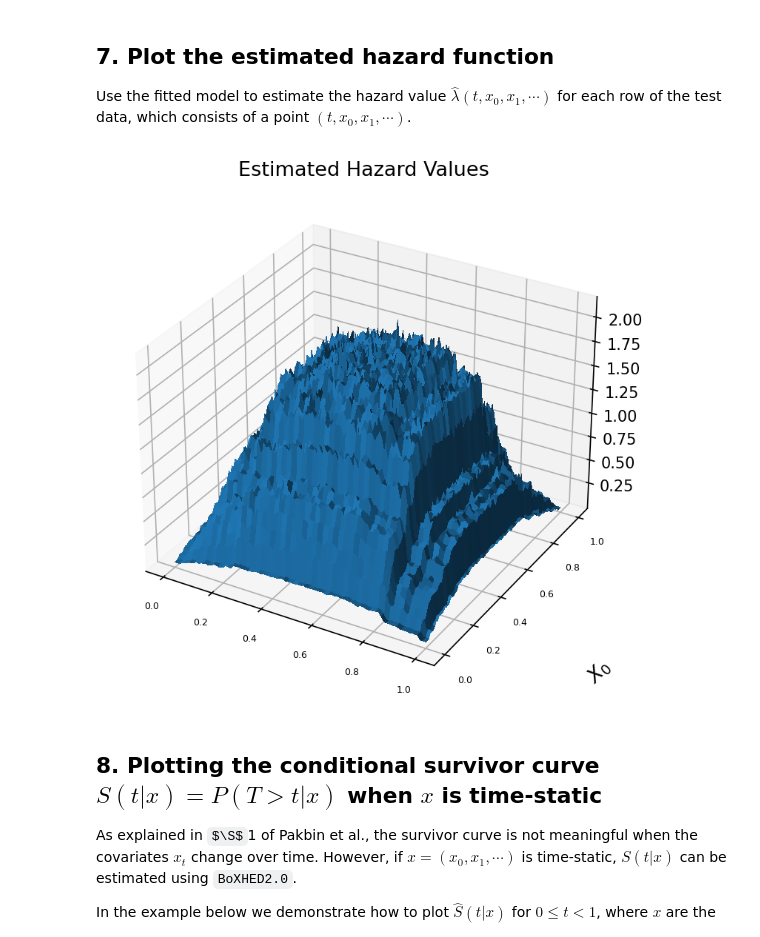
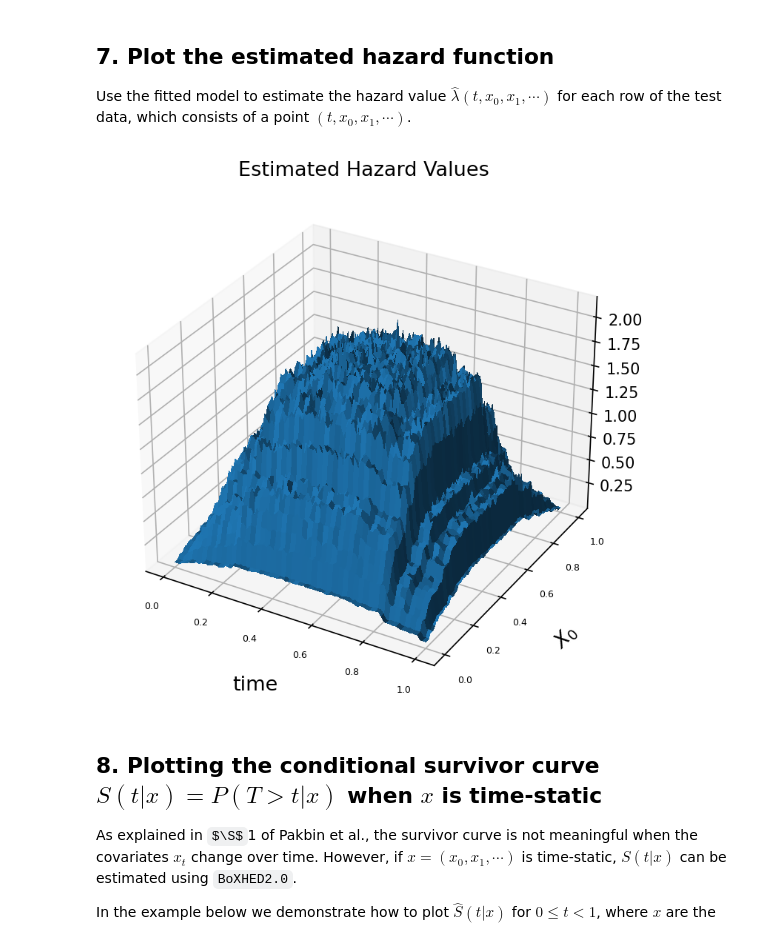
Before and after one commit to BoXHED/BoXHED2.0, a Jupyter notebook: BoXHED2_tutorial.ipynb, the cells around one changed output. Saved outputs shown, nothing was run; the diff lists cells and outputs as text; code cells hidden in the pictures; some formulas as TeX source.

```diff
--- a/BoXHED2_tutorial.ipynb
+++ b/BoXHED2_tutorial.ipynb
@@ -297,29 +297,29 @@ Use the fitted model to estimate the hazard value $\hat\lambda(t,x_0,x_1,\cdots)
 # %%
 # Estimate the value of the hazard function for each row of the test set
 haz_vals = boxhed_.hazard(test_X)
 
 import math
 import matplotlib.pyplot as plt
 
 figsize  = (6,6)
 dpi      = 150
 fontsize = 13
 
 fig  = plt.figure(figsize=figsize, dpi=dpi)
 ax   = fig.add_subplot(111, projection='3d')
 surf = ax.plot_surface(*[arr.reshape(*([int(math.sqrt(len(haz_vals)))]*2)) for arr in [test_X['t'].values, test_X['X_0'].values, haz_vals]],
                     linewidth=0, antialiased=False)
 
 plt.title("Estimated Hazard Values", fontsize=fontsize)
-plt.ylabel(r"$X_0$", fontsize=fontsize, rotation=0, labelpad=30)
-plt.xlabel("time",   fontsize=fontsize, rotation=0, labelpad=30)
+plt.ylabel(r"$X_0$", fontsize=fontsize, rotation=0, labelpad=10)
+plt.xlabel("time",   fontsize=fontsize, rotation=0, labelpad=10)
 
 plt.xticks(fontsize= fontsize-7)
 plt.yticks(fontsize= fontsize-7)
 
 plt.show()
 # %% [output]
-[figure, old version]
+[figure, new version]
 # %% [markdown]
 ## 8. Plotting the conditional survivor curve $S(t|x)=P(T>t|x)$ when $x$ is time-static
 As explained in $\S$1 of Pakbin et al., the survivor curve is not meaningful when the covariates $x_t$ change over time. However, if $x=(x_0,x_1,\cdots)$ is time-static, $S(t|x)$ can be estimated using `BoXHED2.0`.
```
Also changed, not shown: parts of 5 cells of this notebook.
